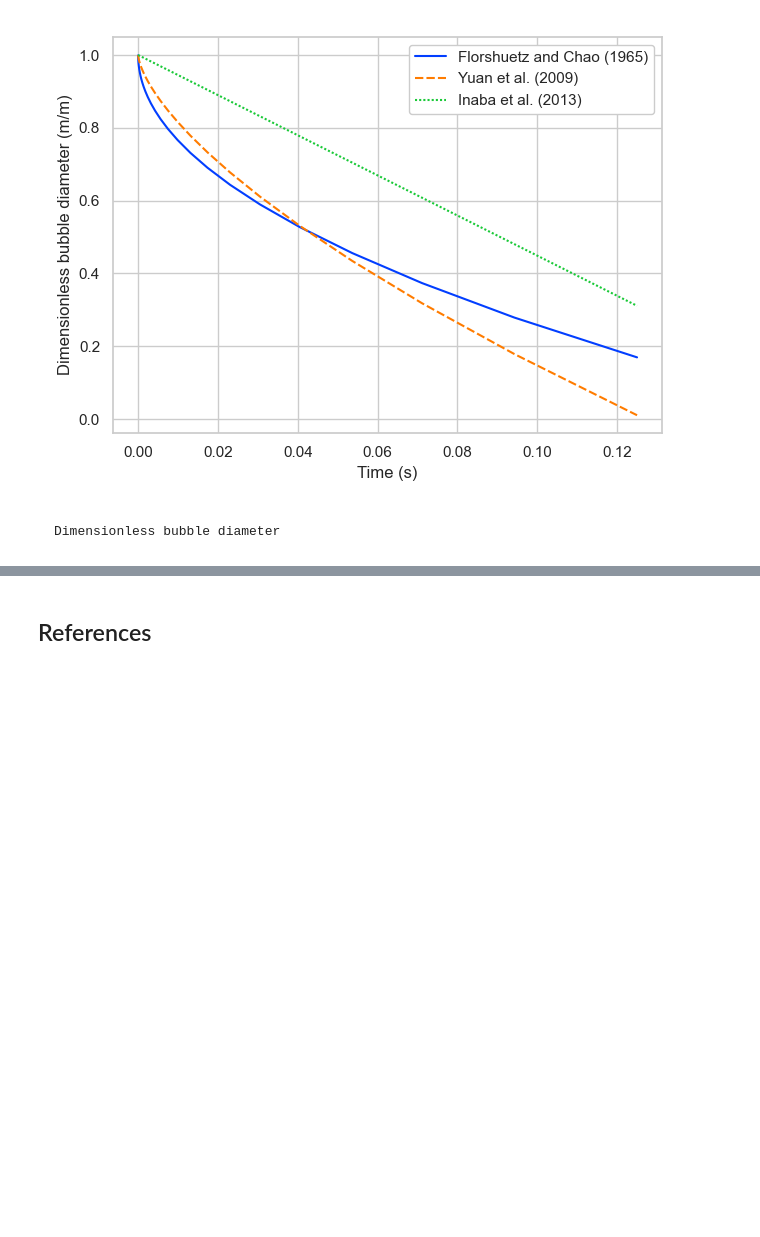
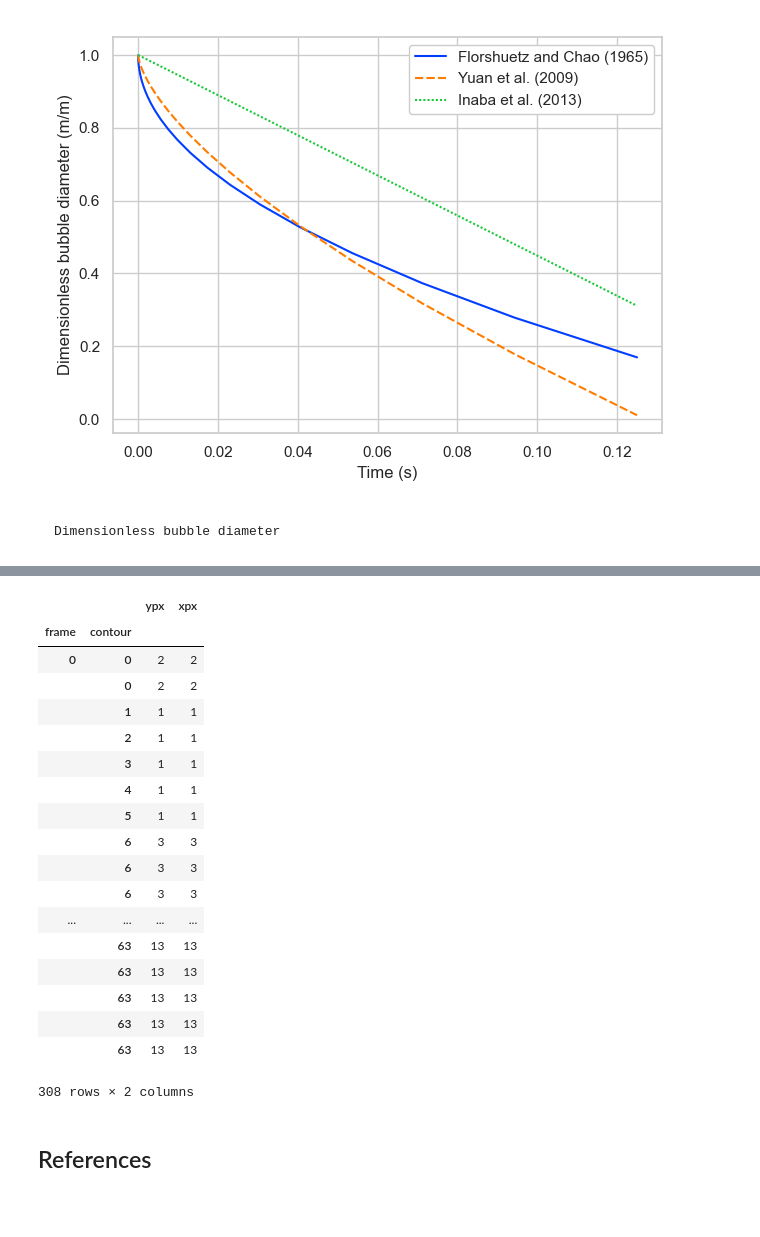
Before and after one commit to sourcery-ai-experiments/boilercv, a Jupyter notebook: docs/correlations.ipynb, the cells around one changed output, grey strips where cells are left out. Cells and saved outputs as stored; diff of their text form; code cells hidden in the pictures; blank space fills up the shorter version.

```diff
--- a/docs/correlations.ipynb
+++ b/docs/correlations.ipynb
@@ -136,3 +150,25 @@ Dimensionless bubble diameter
+# %%
+contours.loc[pd.IndexSlice[0, :], :].groupby(level="contour").transform("count")
+# %% [output]
+|  |  | ypx | xpx |
+| frame | contour |  |  |
+| 0 | 0 | 2 | 2 |
+|  | 0 | 2 | 2 |
+|  | 1 | 1 | 1 |
+|  | 2 | 1 | 1 |
+|  | 3 | 1 | 1 |
+|  | 4 | 1 | 1 |
+|  | 5 | 1 | 1 |
+|  | 6 | 3 | 3 |
+|  | 6 | 3 | 3 |
+|  | 6 | 3 | 3 |
+| ... | ... | ... | ... |
+|  | 63 | 13 | 13 |
+|  | 63 | 13 | 13 |
+|  | 63 | 13 | 13 |
+|  | 63 | 13 | 13 |
+|  | 63 | 13 | 13 |
+308 rows × 2 columns
 # %% [markdown]
 ## References
 
```
Also changed, not shown: parts of 1 cell of this notebook.
